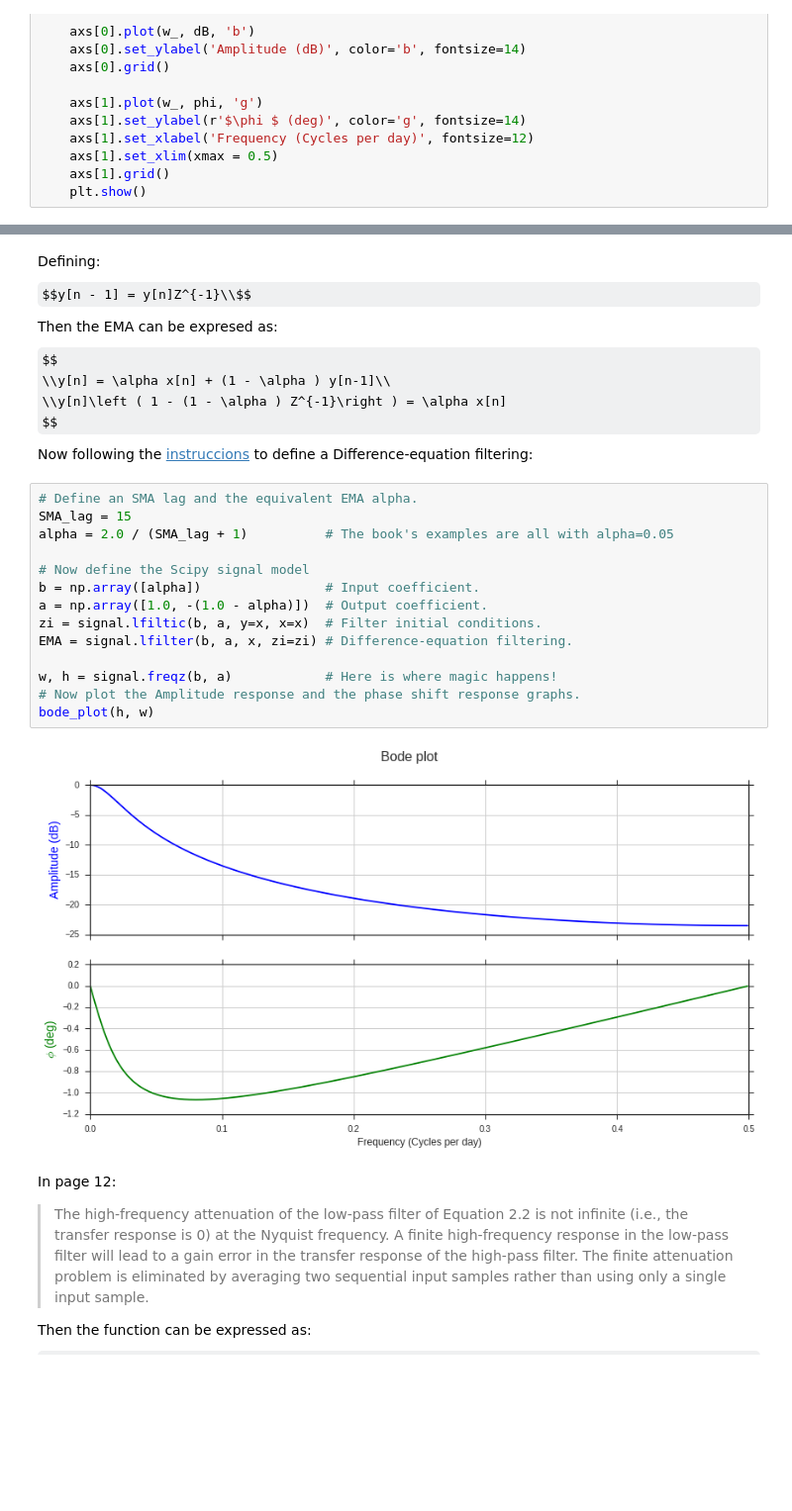
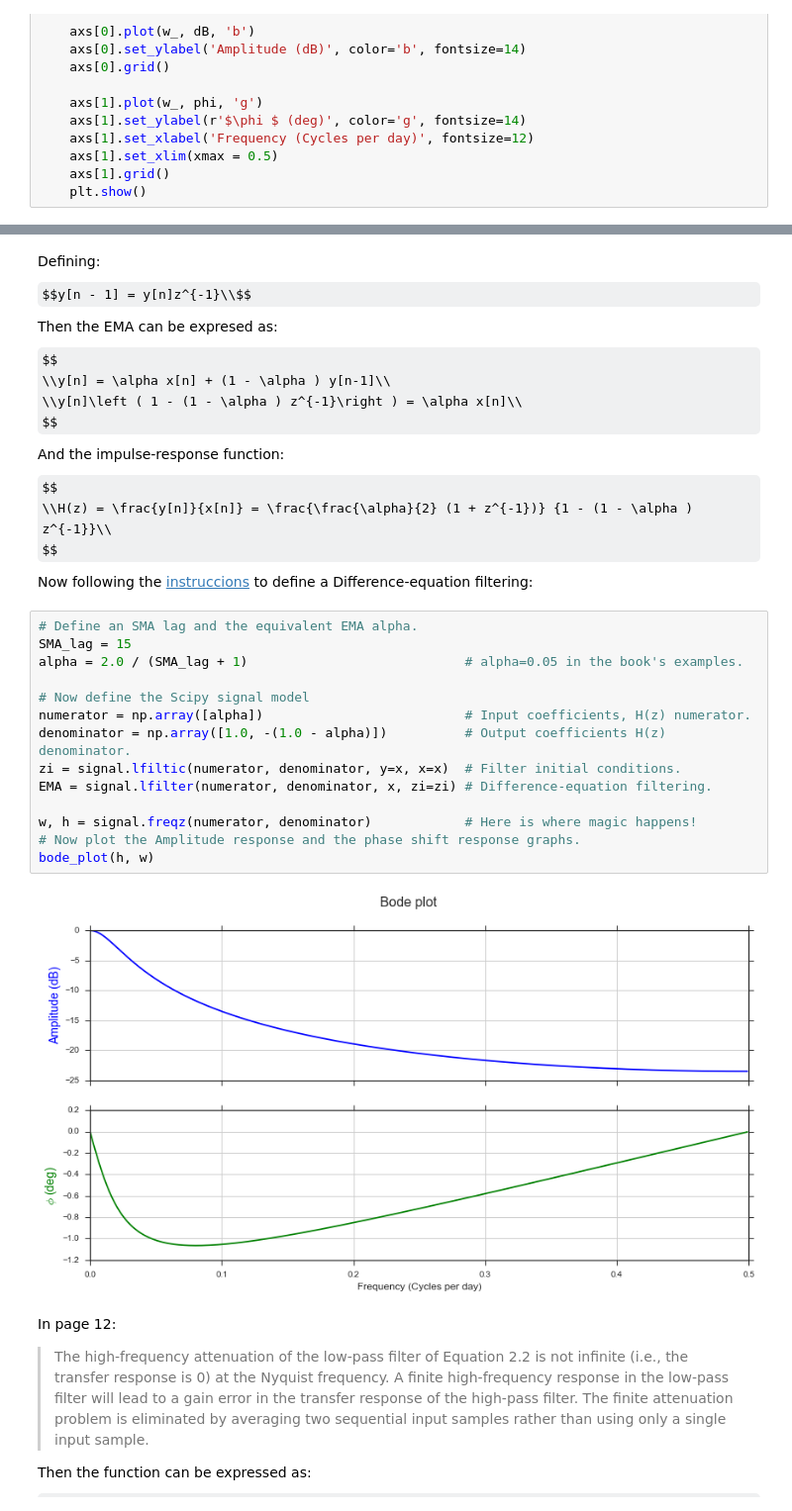
Before and after one commit to Jay-Jay-D/cybernetics_lectures, a Jupyter notebook: Cybernetics_Ch_2.ipynb, the cells around one changed output, grey strips where cells are left out. Shown: that part at 99% size. Saved outputs shown, nothing was run; the diff lists cells and outputs as text; some formulas as TeX source; blank space fills up the shorter version.

```diff
--- a/Cybernetics_Ch_2.ipynb
+++ b/Cybernetics_Ch_2.ipynb
@@ -54,28 +55,32 @@ df.OPEN.plot()
 # %% [markdown]
 Defining:
-$$y[n - 1] = y[n]Z^{-1}\\$$
+$$y[n - 1] = y[n]z^{-1}\\$$
 Then the EMA can be expresed as:
 $$
 \\y[n] = \alpha x[n] + (1 - \alpha ) y[n-1]\\
-\\y[n]\left ( 1 - (1 - \alpha ) Z^{-1}\right ) = \alpha x[n]
+\\y[n]\left ( 1 - (1 - \alpha ) z^{-1}\right ) = \alpha x[n]\\
+$$
+And the impulse-response function:
+$$
+\\H(z) = \frac{y[n]}{x[n]} = \frac{\frac{\alpha}{2} (1 + z^{-1})} {1 - (1 - \alpha ) z^{-1}}\\
 $$
 Now following the [instruccions](http://docs.scipy.org/doc/scipy/reference/tutorial/signal.html#analysis-of-linear-systems) to define a Difference-equation filtering:
 # %%
 # Define an SMA lag and the equivalent EMA alpha.
 SMA_lag = 15
-alpha = 2.0 / (SMA_lag + 1)          # The book's examples are all with alpha=0.05
+alpha = 2.0 / (SMA_lag + 1)                            # alpha=0.05 in the book's examples.
 
 # Now define the Scipy signal model
-b = np.array([alpha])                # Input coefficient.
-a = np.array([1.0, -(1.0 - alpha)])  # Output coefficient.
-zi = signal.lfiltic(b, a, y=x, x=x)  # Filter initial conditions.
-EMA = signal.lfilter(b, a, x, zi=zi) # Difference-equation filtering.
+numerator = np.array([alpha])                          # Input coefficients, H(z) numerator.
+denominator = np.array([1.0, -(1.0 - alpha)])          # Output coefficients H(z) denominator.
+zi = signal.lfiltic(numerator, denominator, y=x, x=x)  # Filter initial conditions.
+EMA = signal.lfilter(numerator, denominator, x, zi=zi) # Difference-equation filtering.
 
-w, h = signal.freqz(b, a)            # Here is where magic happens!
+w, h = signal.freqz(numerator, denominator)            # Here is where magic happens!
 # Now plot the Amplitude response and the phase shift response graphs.
 bode_plot(h, w)
 # %% [output]
-[figure, old version]
+[figure, new version]
 # %% [markdown]
 In page 12:
 > The high-frequency attenuation of the low-pass filter of Equation 2.2 is not infinite (i.e., the transfer response is 0) at the Nyquist frequency. A finite high-frequency response in the low-pass filter will lead to a gain error in the transfer response of the high-pass filter. The finite attenuation problem is eliminated by averaging two sequential input samples rather than using only a single input sample.
```
Also changed, not shown: parts of 9 cells of this notebook, 1 other file.
